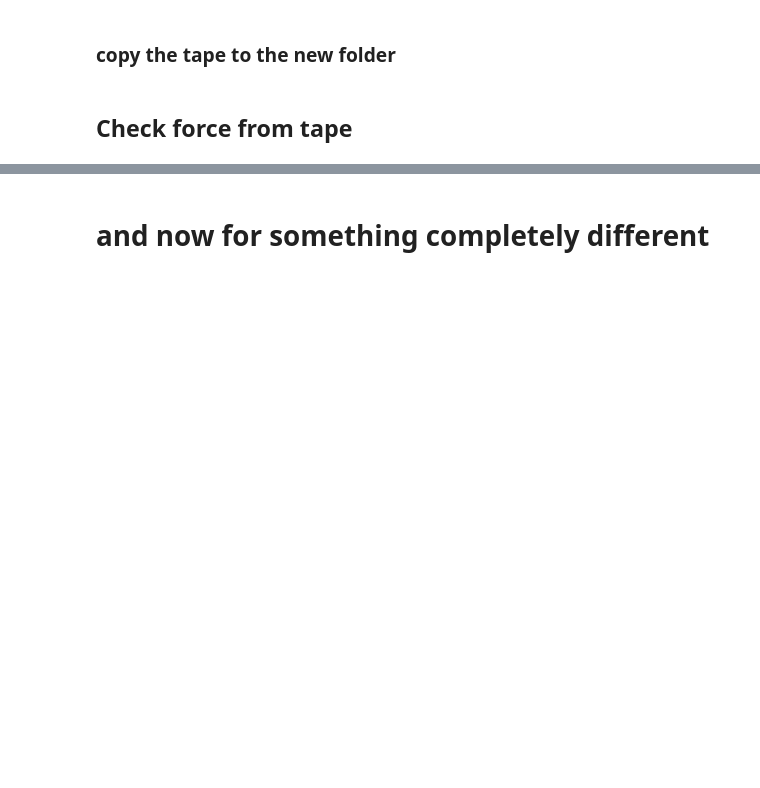
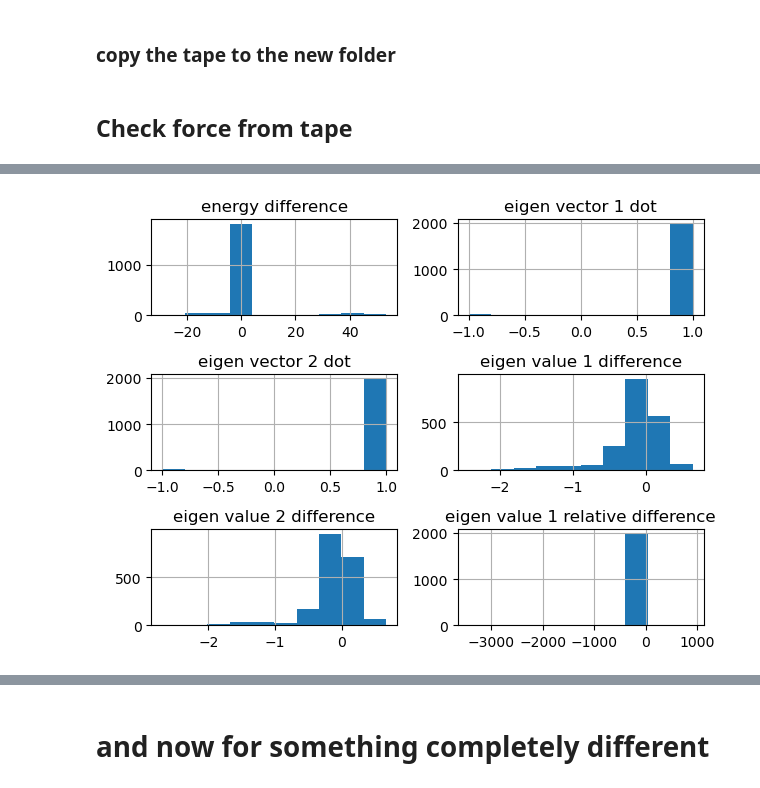
Before and after one commit to yoavrv/trisurf-python, a Jupyter notebook: Test_curvature_calculations.ipynb, the cells around one changed output, grey strips where cells are left out. Saved outputs shown, nothing was run; the diff lists cells and outputs as text; code cells hidden in the pictures; blank space fills up the shorter version.

```diff
--- a/Test_curvature_calculations.ipynb
+++ b/Test_curvature_calculations.ipynb
@@ -341,0 +419,3 @@ print(ret.stdout.decode())
+# %%
+Ses_corrected = np.array([[[S[0].contents.value,S[1].contents.value],
+                 [S[1].contents.value,S[2].contents.value],] for S in Ses_c])
@@ -341,0 +457,22 @@ print(ret.stdout.decode())
+# %%
+diff = np.zeros(Ses_org.shape)
+reldif = np.zeros((len(v1.indices),2))
+for i in v1.indices:
+    e_val,e_vec = np.linalg.eig(Ses_org[i])
+    e_val2, e_vec2 = np.linalg.eig(Ses_corrected[i])
+    diff[i,0] = e_vec[0]@e_vec2[0],e_vec[1]@e_vec2[1]
+    diff[i,1]  =e_val-e_val2
+    reldif[i] = 1-e_val2/e_val
+# %%
+E1 = np.zeros(v1.indices.shape)
+E2 = np.zeros(v1.indices.shape)
+for i, vtx in enumerate(ts.iter_xlist(vesicle)):
+    vtx_copy=ts.ts_vertex(**{field[0]:vtx.__getattribute__(field[0]) for field in vtx._fields_})
+    ts.update_vertex_from_curvature_tensor(ts.pointer(vtx_copy),vtx_copy.area,
+                                           *Ses_org[i].flatten(),*v1.normal[i],*v1.director[i],
+                                           *np.cross(v1.normal[i],v1.director[i]))
+    E1[i] = vtx_copy.energy
+    ts.update_vertex_from_curvature_tensor(ts.pointer(vtx_copy),vtx_copy.area,
+                                           *Ses_corrected[i].flatten(),*v1.normal[i],*v1.director[i],
+                                           *np.cross(v1.normal[i],v1.director[i]))
+    E2[i] = vtx_copy.energy
@@ -341,0 +503,9 @@ print(ret.stdout.decode())
+# %%
+percentiles2 = [0.005,0.01,0.1,0.5,0.9,0.99,0.995]
+df = pd.DataFrame({"energy difference": E1-E2,
+    "eigen vector 1 dot": diff[:,0,0],
+             "eigen vector 2 dot": diff[:,0,1],
+             "eigen value 1 difference": diff[:,1,0],
+             "eigen value 2 difference": diff[:,1,1],
+             "eigen value 1 relative difference": reldif[:,1]})
+df.describe(percentiles=percentiles2)
@@ -341,0 +526,5 @@ print(ret.stdout.decode())
+# %%
+df.hist()
+plt.tight_layout()
+# %% [output]
+[figure, added]
```
Also changed, not shown: parts of 161 cells of this notebook, 5 other files.
